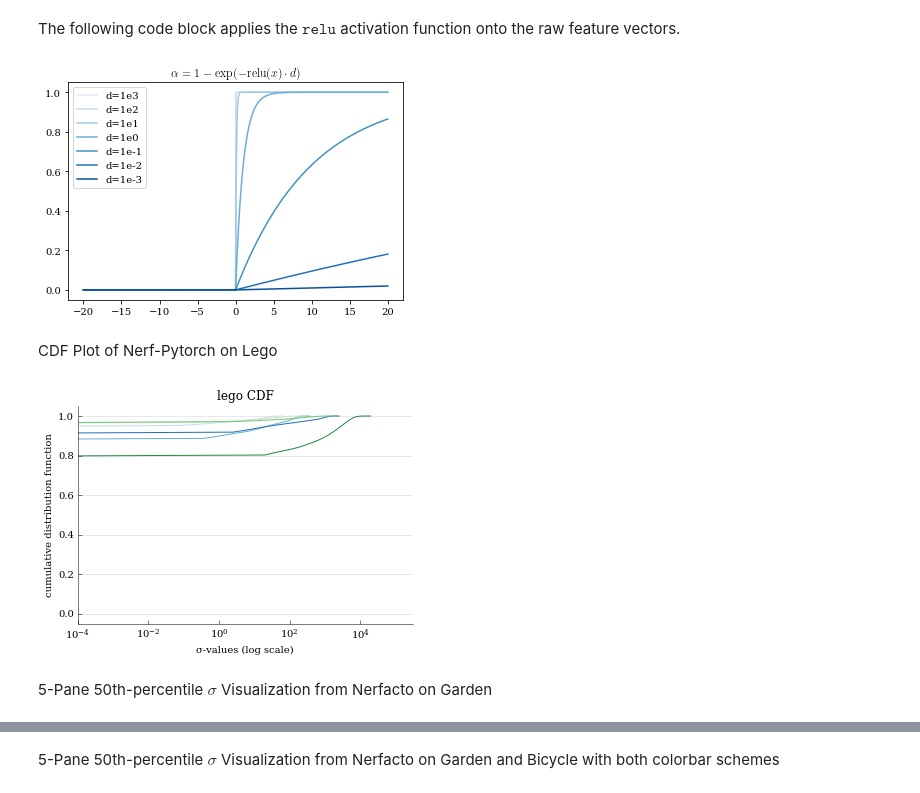
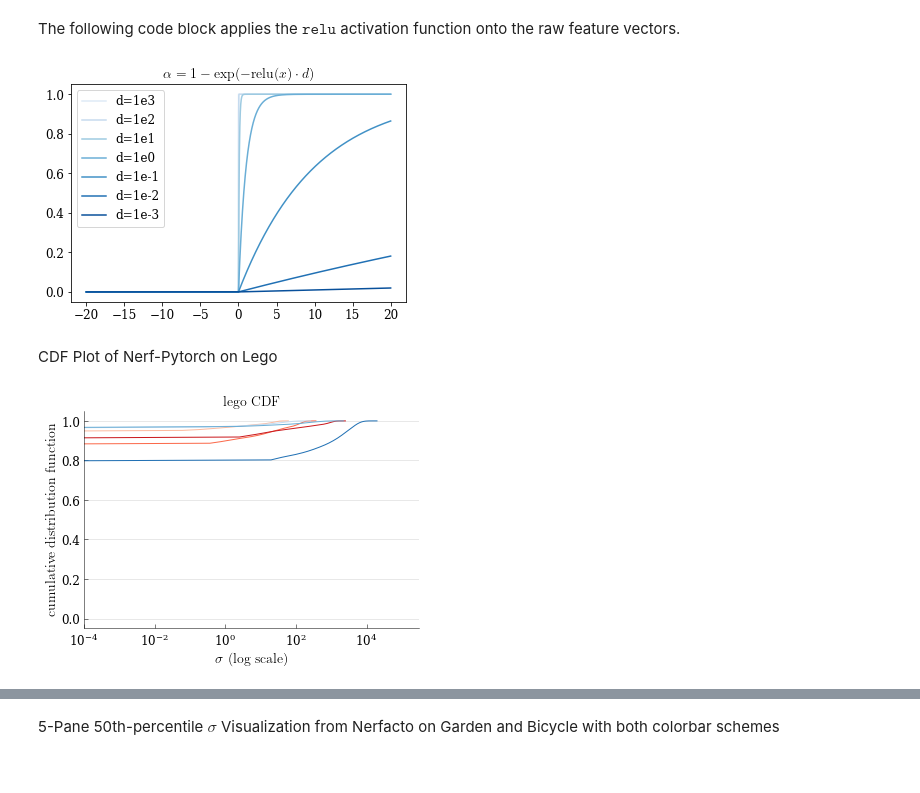
Before and after one commit to j93hahn/scratch, a Jupyter notebook: scratch/algos/alphainv.ipynb, the cells around one changed output, grey strips where cells are left out. Saved outputs shown, nothing was run; the diff lists cells and outputs as text; code cells hidden in the pictures.

```diff
--- a/scratch/algos/alphainv.ipynb
+++ b/scratch/algos/alphainv.ipynb
@@ -9,6 +9,9 @@ import numpy as np
 plt.rcParams.update({
     'font.family': 'serif'
 })
+
+FONTSIZE=14
+SMALLER_FONTSIZE=12
 # %%
 def compute_alpha(func, x, d):
     a = 1. - torch.exp(-func(x) * d)
@@ -28,13 +31,14 @@ pretty_d = {
 The following code block applies the $\mathtt{exp}$ activation function onto the raw feature vectors.
 # %%
 fig, ax = plt.subplots()
-red_shades = sns.color_palette("Reds", 7)
+shades = sns.color_palette("Reds", 7)
 for distance_scale in [1e3, 1e2, 1e1, 1e0, 1e-1, 1e-2, 1e-3]:
     sigmas = compute_alpha(torch.exp, raw_features, distance_scale)
-    ax.plot(raw_features, sigmas, label=f"d={pretty_d[distance_scale]}", color=red_shades.pop(0))
+    ax.plot(raw_features, sigmas, label=f"d={pretty_d[distance_scale]}", color=shades.pop(0))
 
-ax.set_title(r"$\alpha = 1 - \exp(-\exp(x) \cdot d)$", fontsize=12, usetex=True)
-ax.legend(fontsize=10)
+ax.set_title(r"$\alpha = 1 - \exp(-\exp(x) \cdot d)$", fontsize=FONTSIZE, usetex=True)
+ax.legend(fontsize=SMALLER_FONTSIZE)
+ax.tick_params(labelsize=SMALLER_FONTSIZE)
 plt.savefig('exp.pdf', bbox_inches='tight', dpi=300)
 plt.show()
 # %% [output]
@@ -43,13 +47,14 @@ plt.show()
 The following code block applies the $\mathtt{softplus}$ activation function onto the raw feature vectors.
 # %%
 fig, ax = plt.subplots()
-green_shades = sns.color_palette("Greens", 7)
+shades = sns.color_palette("Greens", 7)
 for distance_scale in [1e3, 1e2, 1e1, 1e0, 1e-1, 1e-2, 1e-3]:
     sigmas = compute_alpha(F.softplus, raw_features, distance_scale)
-    ax.plot(raw_features, sigmas, label=f"d={pretty_d[distance_scale]}", color=green_shades.pop(0))
+    ax.plot(raw_features, sigmas, label=f"d={pretty_d[distance_scale]}", color=shades.pop(0))
 
-ax.set_title(r"$\alpha = 1 - \exp(-\mathrm{softplus}(x) \cdot d) = 1 - \mathrm{sigmoid}(-x)^d$", fontsize=12, usetex=True)
-ax.legend(fontsize=10)
+ax.set_title(r"$\alpha = 1 - \exp(-\mathrm{softplus}(x) \cdot d) = 1 - \mathrm{sigmoid}(-x)^d$", fontsize=FONTSIZE, usetex=True)
+ax.legend(fontsize=SMALLER_FONTSIZE)
+ax.tick_params(labelsize=SMALLER_FONTSIZE)
 plt.savefig('softplus.pdf', bbox_inches='tight', dpi=300)
 plt.show()
 # %% [output]
@@ -58,30 +63,31 @@ plt.show()
 The following code block applies the $\mathtt{relu}$ activation function onto the raw feature vectors.
 # %%
 fig, ax = plt.subplots()
-blue_shades = sns.color_palette("Blues", 7)
+shades = sns.color_palette("Blues", 7)
 for distance_scale in [1e3, 1e2, 1e1, 1e0, 1e-1, 1e-2, 1e-3]:
     sigmas = compute_alpha(torch.relu, raw_features, distance_scale)
-    ax.plot(raw_features, sigmas, label=f"d={pretty_d[distance_scale]}", color=blue_shades.pop(0))
+    ax.plot(raw_features, sigmas, label=f"d={pretty_d[distance_scale]}", color=shades.pop(0))
 
-ax.set_title(r"$\alpha = 1 - \exp(-\mathrm{relu}(x) \cdot d)$", fontsize=12, usetex=True)
-ax.legend(fontsize=10)
+ax.set_title(r"$\alpha = 1 - \exp(-\mathrm{relu}(x) \cdot d)$", fontsize=FONTSIZE, usetex=True)
+ax.legend(fontsize=SMALLER_FONTSIZE)
+ax.tick_params(labelsize=SMALLER_FONTSIZE)
 plt.savefig('relu.pdf', bbox_inches='tight', dpi=300)
 plt.show()
 # %% [output]
-[figure, old version]
+[figure, new version]
 # %% [markdown]
 CDF Plot of Nerf-Pytorch on Lego
 # %%
 fig, ax = plt.subplots()
-blue_shades = sns.color_palette("Blues", 3)
-green_shades = sns.color_palette("Greens", 3)
+blue_shades = sns.color_palette("Reds", 3)
+green_shades = sns.color_palette("Blues", 3)
 bins_count = 1000
 
 sns.despine()
 ax.set_xscale('log')
-ax.set_xlabel("σ-values (log scale)")
-ax.set_ylabel("cumulative distribution function")
-ax.set_title(f"lego CDF", fontsize=12)
+ax.set_xlabel(r"$\sigma$ (log scale)", fontsize=FONTSIZE, usetex=True)
+ax.set_ylabel("cumulative distribution function", fontsize=FONTSIZE, usetex=True)
+ax.set_title(f"lego CDF", fontsize=FONTSIZE, usetex=True)
 
 mapping = {
     0: 0.1,
@@ -104,12 +110,10 @@ ax.minorticks_off()
 for spine in ax.spines.values():
     spine.set_linewidth(0.5)
     spine.set_color('black')
-ax.tick_params(direction='in', axis='both', width=0.5, color='black', length=4)
+ax.tick_params(direction='in', axis='both', width=0.5, color='black', length=4, labelsize=SMALLER_FONTSIZE)
 ax.yaxis.grid(True, which='both', linewidth=0.5, color='lightgray')
 
 fig.savefig(f"lego_cdf.pdf", dpi=300, bbox_inches='tight')
 plt.show()
 # %% [output]
-[figure, old version]
+[figure, new version]
-# %% [markdown]
-5-Pane 50th-percentile $\sigma$ Visualization from Nerfacto on Garden
```
Also changed, not shown: parts of 13 cells of this notebook.
